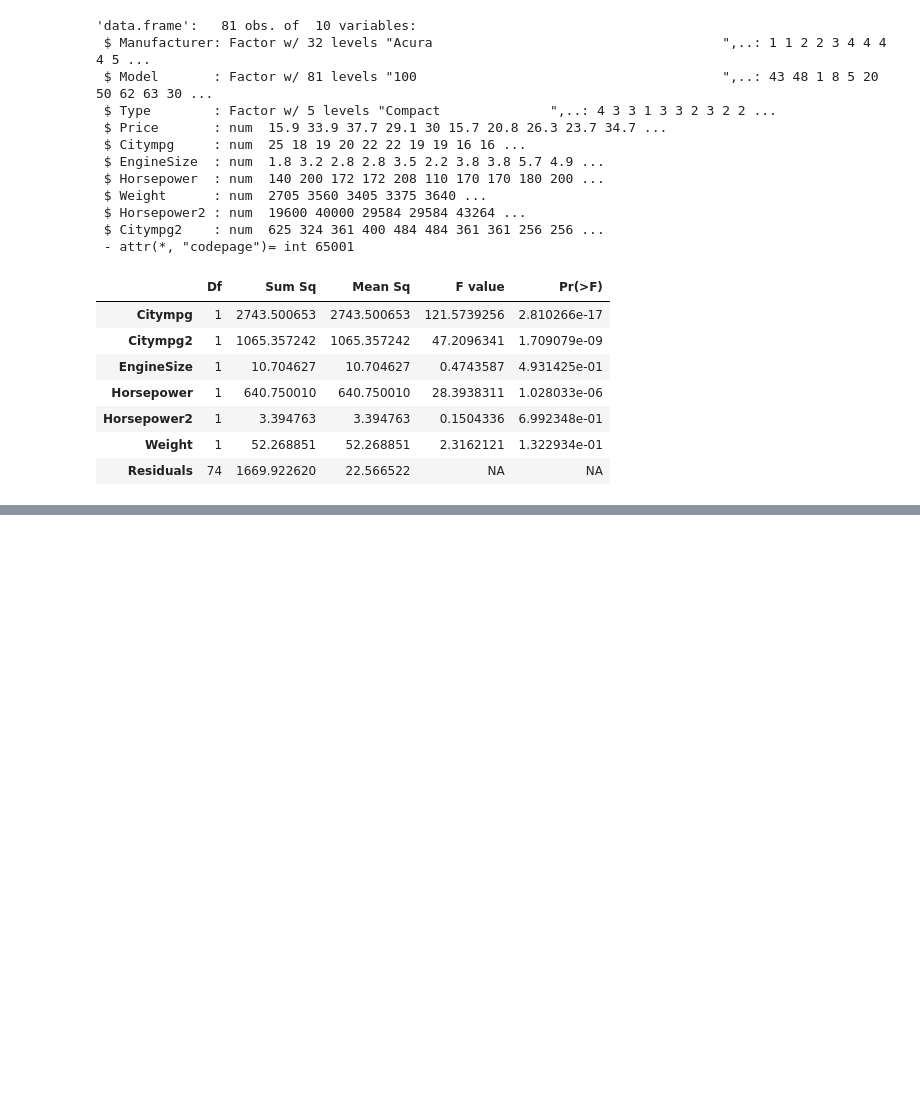
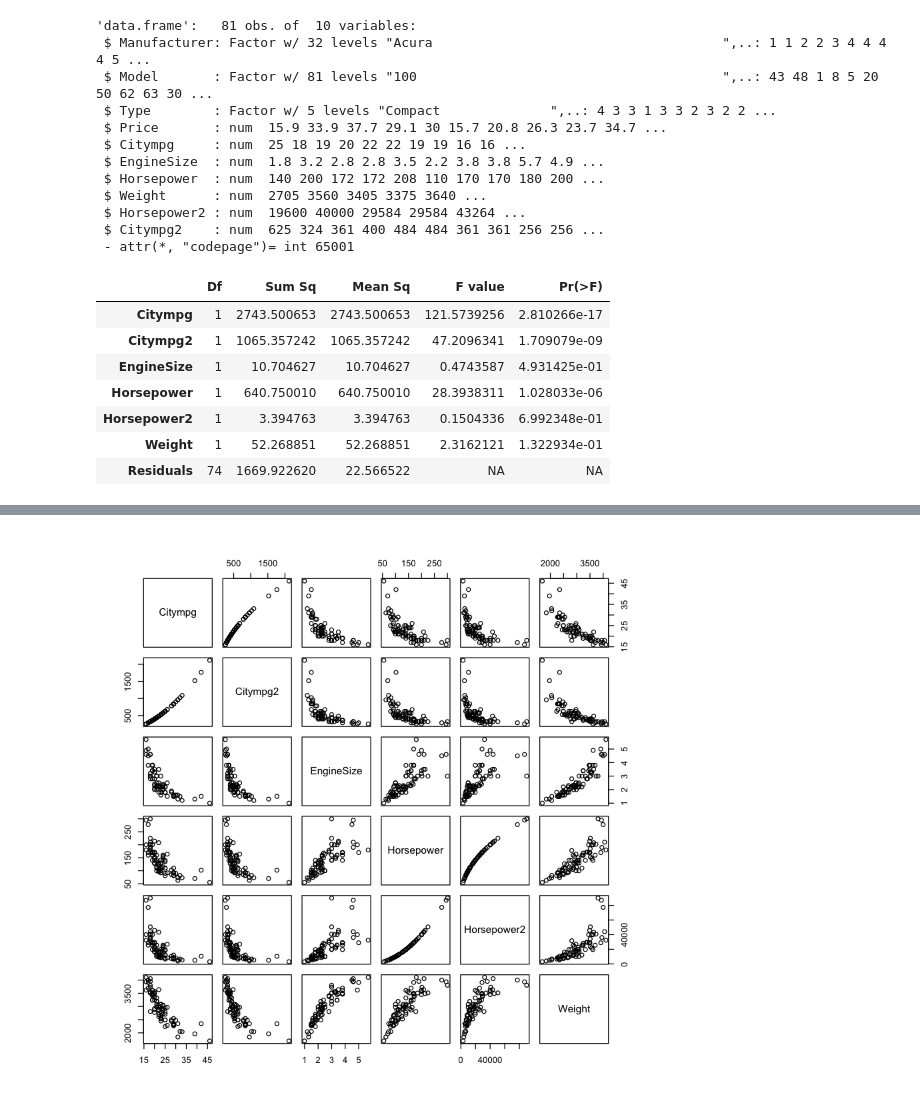
Before and after one commit to jwgwalton/regression-modelling-course, a Jupyter notebook: day3/Practical5.ipynb, the cells around one changed output, grey strips where cells are left out. Saved outputs shown, nothing was run; the diff lists cells and outputs as text; code cells hidden in the pictures; blank space fills up the shorter version.

```diff
--- a/day3/Practical5.ipynb
+++ b/day3/Practical5.ipynb
@@ -59,0 +56,3 @@ ERROR: Error in eigprop(fitted_model): X matrix must contain more than one varia
+# %%
+x <- dataset[ , c("Citympg", "Citympg2", "EngineSize", "Horsepower", "Horsepower2", "Weight")]
+y <- dataset[,"Price"]
@@ -59,0 +120,4 @@ ERROR: Error in eigprop(fitted_model): X matrix must contain more than one varia
+# %%
+pairs(x)
+# %% [output]
+[figure, added]
```
Also changed, not shown: parts of 9 cells of this notebook, 2 other files.
